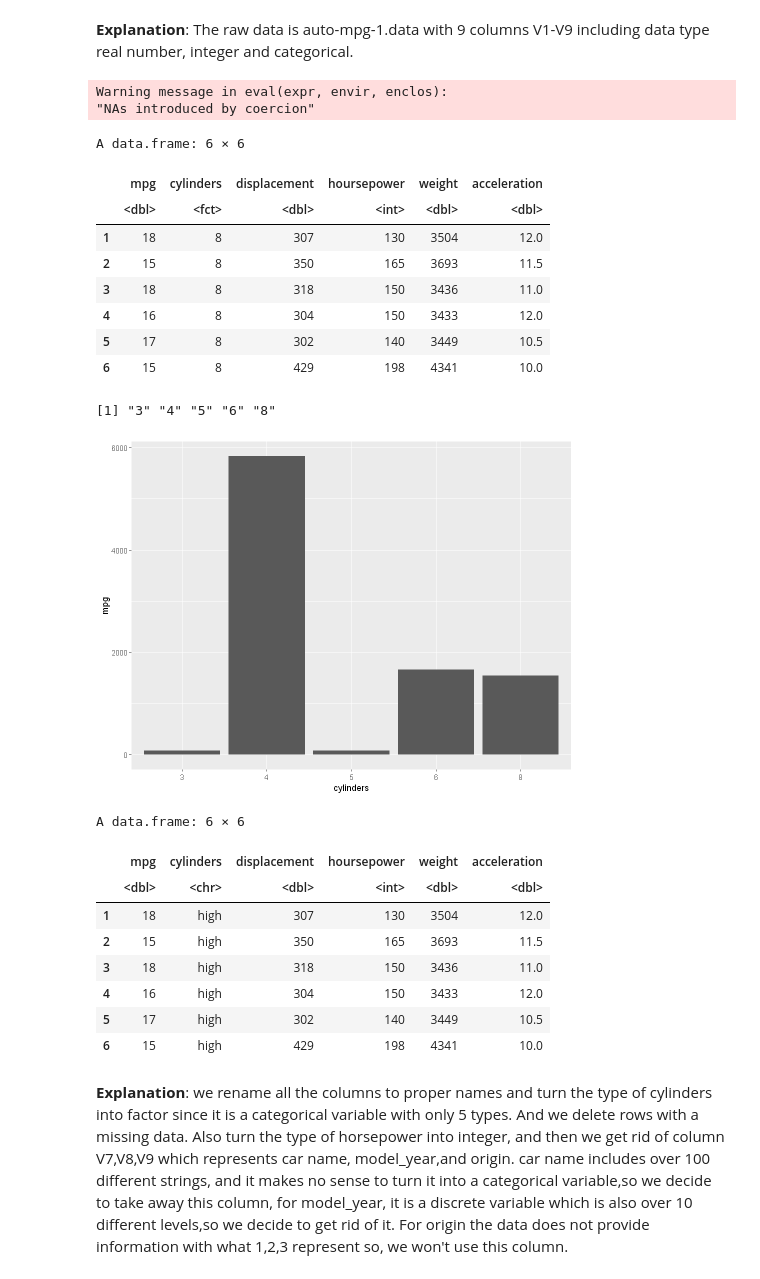
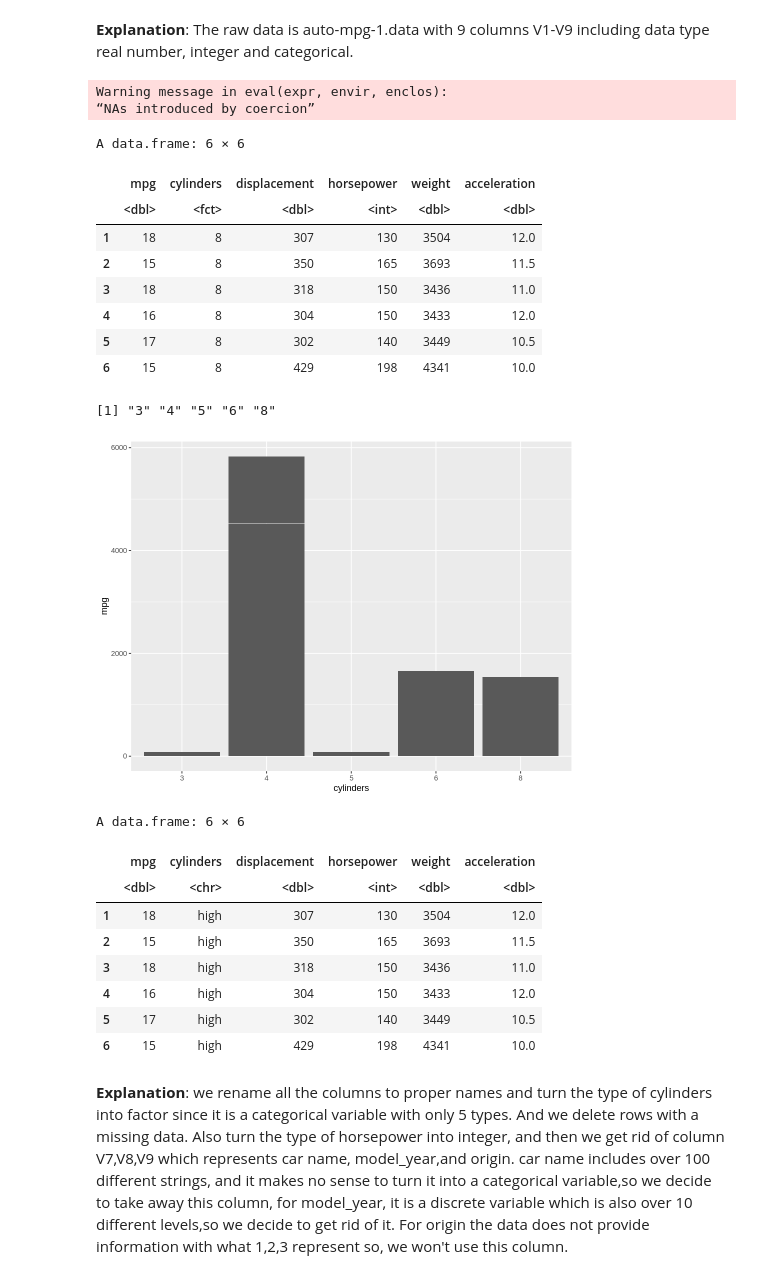
Before and after one commit to Jingfei-li/stat301-project, a Jupyter notebook: project_proposal.ipynb, the cells around one changed output. Saved outputs shown, nothing was run; the diff lists cells and outputs as text; code cells hidden in the pictures.

```diff
--- a/project_proposal.ipynb
+++ b/project_proposal.ipynb
@@ -115,26 +81,26 @@ A data.frame: 6 × 9
 # %%
 
 mpg_data_tidy <- raw_mpg_data %>%
-        mutate(mpg = V1, cylinders = V2, displacement =V3, hoursepower = V4,
+        mutate(mpg = V1, cylinders = V2, displacement =V3, horsepower = V4,
                     weight = V5, acceleration = V6, model_year = V7, origin = V8) %>%
-        select(mpg,cylinders,displacement,hoursepower,weight,acceleration,model_year,origin)
+        select(mpg,cylinders,displacement,horsepower,weight,acceleration,model_year,origin)
 
 mpg_data_tidy$cylinders <- as.factor(mpg_data_tidy$cylinders)
 
-mpg_data_tidy$hoursepower <- as.integer(mpg_data_tidy$hoursepower)
+mpg_data_tidy$horsepower <- as.integer(mpg_data_tidy$horsepower)
 
 mpg_data <- mpg_data_tidy %>%
-        select(mpg,cylinders,displacement,hoursepower,weight,acceleration) %>%
-        filter(!is.na(mpg_data_tidy$hoursepower))
+        select(mpg,cylinders,displacement,horsepower,weight,acceleration) %>%
+        filter(!is.na(mpg_data_tidy$horsepower))
 
 
 head(mpg_data)
 levels(mpg_data$cylinders)
 # %% [output]
 Warning message in eval(expr, envir, enclos):
-"NAs introduced by coercion"
+“NAs introduced by coercion”
 A data.frame: 6 × 6
-|  | mpg | cylinders | displacement | hoursepower | weight | acceleration |
+|  | mpg | cylinders | displacement | horsepower | weight | acceleration |
 |  | <dbl> | <fct> | <dbl> | <int> | <dbl> | <dbl> |
 | 1 | 18 | 8 | 307 | 130 | 3504 | 12.0 |
 | 2 | 15 | 8 | 350 | 165 | 3693 | 11.5 |
@@ -148,7 +114,7 @@ p<-ggplot(data=mpg_data, aes(x=cylinders, y=mpg)) +
   geom_bar(stat="identity")
 p
 # %% [output]
-[figure, old version]
+[figure, new version]
 # %%
 mpg_data <- mpg_data %>%
   mutate(cylinders= ifelse(cylinders == '3',"low",
@@ -161,7 +127,7 @@ mpg_data <- mpg_data %>%
 head(mpg_data)
 # %% [output]
 A data.frame: 6 × 6
-|  | mpg | cylinders | displacement | hoursepower | weight | acceleration |
+|  | mpg | cylinders | displacement | horsepower | weight | acceleration |
 |  | <dbl> | <chr> | <dbl> | <int> | <dbl> | <dbl> |
 | 1 | 18 | high | 307 | 130 | 3504 | 12.0 |
 | 2 | 15 | high | 350 | 165 | 3693 | 11.5 |
```
Also changed, not shown: parts of 5 cells of this notebook.
